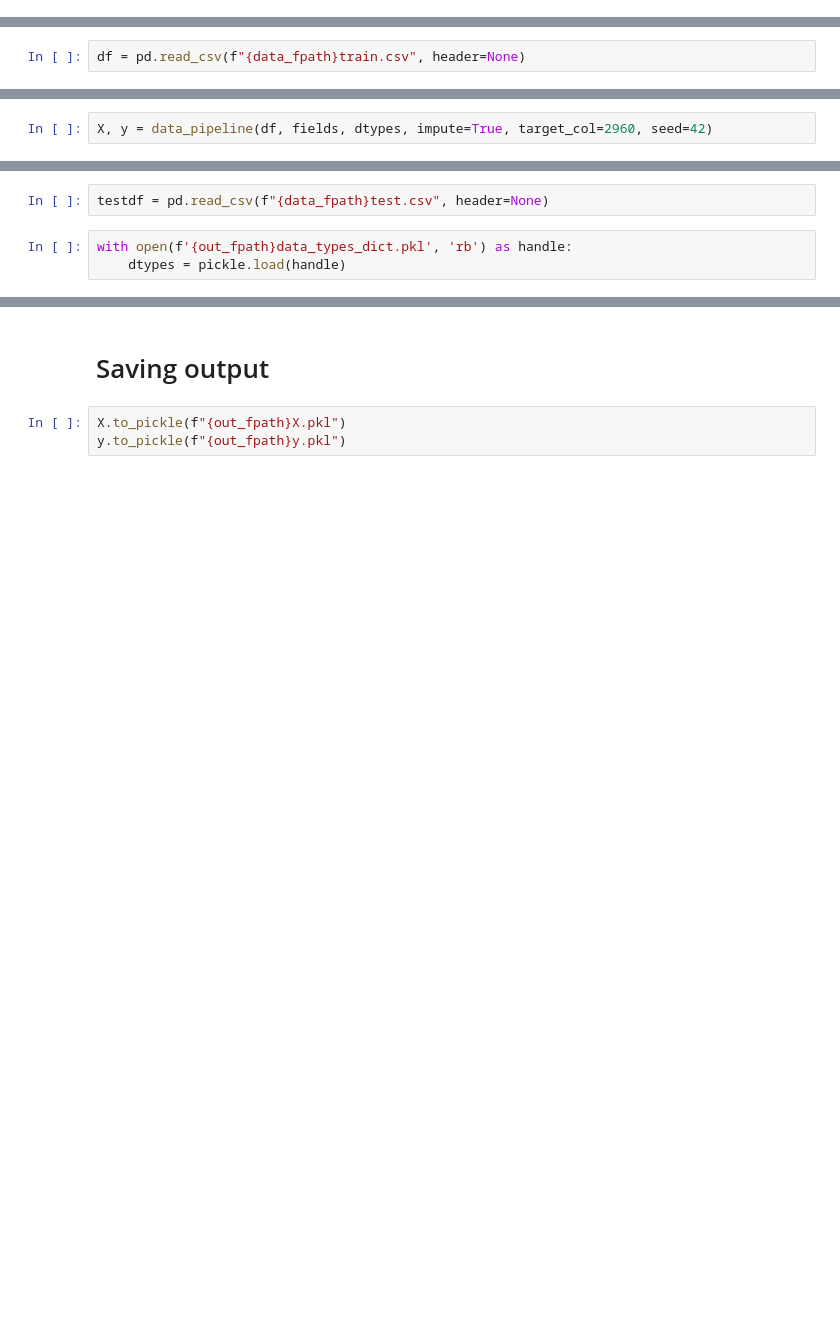
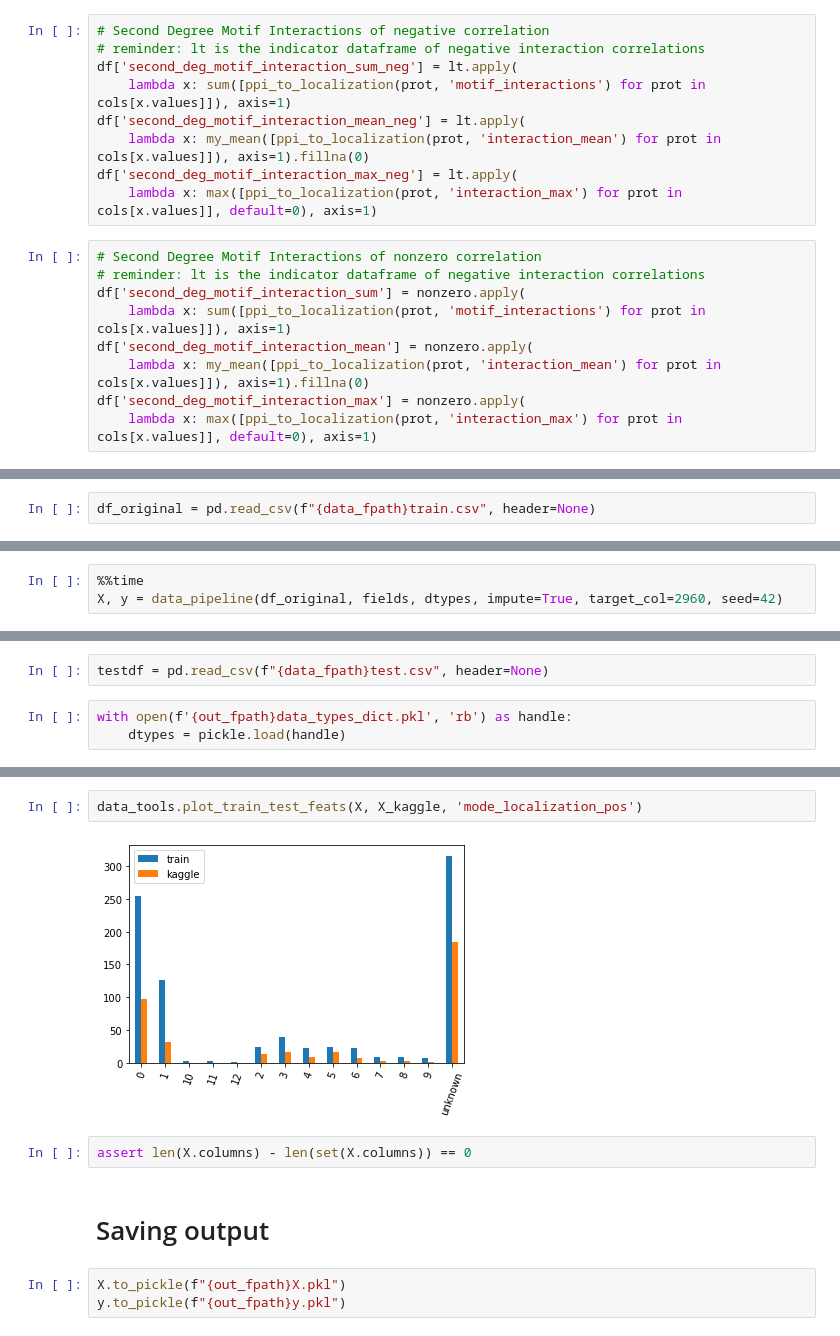
Before and after one commit to NgAngus/protein_localization, a Jupyter notebook: notebooks/data_engineering.ipynb, the cells around one changed output, grey strips where cells are left out. Cells and saved outputs as stored; diff of their text form; blank space fills up the shorter version.

```diff
--- a/notebooks/data_engineering.ipynb
+++ b/notebooks/data_engineering.ipynb
@@ -429,0 +456,18 @@ def data_pipeline(df, fields, dtypes, impute=False, target_col=None, seed=None):
+# %%
+# Second Degree Motif Interactions of negative correlation
+# reminder: lt is the indicator dataframe of negative interaction correlations
+df['second_deg_motif_interaction_sum_neg'] = lt.apply(
+    lambda x: sum([ppi_to_localization(prot, 'motif_interactions') for prot in cols[x.values]]), axis=1)
+df['second_deg_motif_interaction_mean_neg'] = lt.apply(
+    lambda x: my_mean([ppi_to_localization(prot, 'interaction_mean') for prot in cols[x.values]]), axis=1).fillna(0)
+df['second_deg_motif_interaction_max_neg'] = lt.apply(
+    lambda x: max([ppi_to_localization(prot, 'interaction_max') for prot in cols[x.values]], default=0), axis=1)
+# %%
+# Second Degree Motif Interactions of nonzero correlation
+# reminder: lt is the indicator dataframe of negative interaction correlations
+df['second_deg_motif_interaction_sum'] = nonzero.apply(
+    lambda x: sum([ppi_to_localization(prot, 'motif_interactions') for prot in cols[x.values]]), axis=1)
+df['second_deg_motif_interaction_mean'] = nonzero.apply(
+    lambda x: my_mean([ppi_to_localization(prot, 'interaction_mean') for prot in cols[x.values]]), axis=1).fillna(0)
+df['second_deg_motif_interaction_max'] = nonzero.apply(
+    lambda x: max([ppi_to_localization(prot, 'interaction_max') for prot in cols[x.values]], default=0), axis=1)
@@ -436,7 +681,8 @@ AssertionError:
 # %%
-df = pd.read_csv(f"{data_fpath}train.csv", header=None)
+df_original = pd.read_csv(f"{data_fpath}train.csv", header=None)
 # %%
 with open(f'{out_fpath}data_types_dict.pkl', 'rb') as handle:
     dtypes = pickle.load(handle)
 # %%
-X, y = data_pipeline(df, fields, dtypes, impute=True, target_col=2960, seed=42)
+%%time
+X, y = data_pipeline(df_original, fields, dtypes, impute=True, target_col=2960, seed=42)
@@ -464,3 +725,9 @@ memory usage: 327.4 KB
+# %%
+data_tools.plot_train_test_feats(X, X_kaggle, 'mode_localization_pos')
+# %% [output]
+[figure, added]
+# %%
+assert len(X.columns) - len(set(X.columns)) == 0
 # %% [markdown]
 # Saving output
 # %%
```
Also changed, not shown: parts of 55 cells of this notebook, 2 other files.
